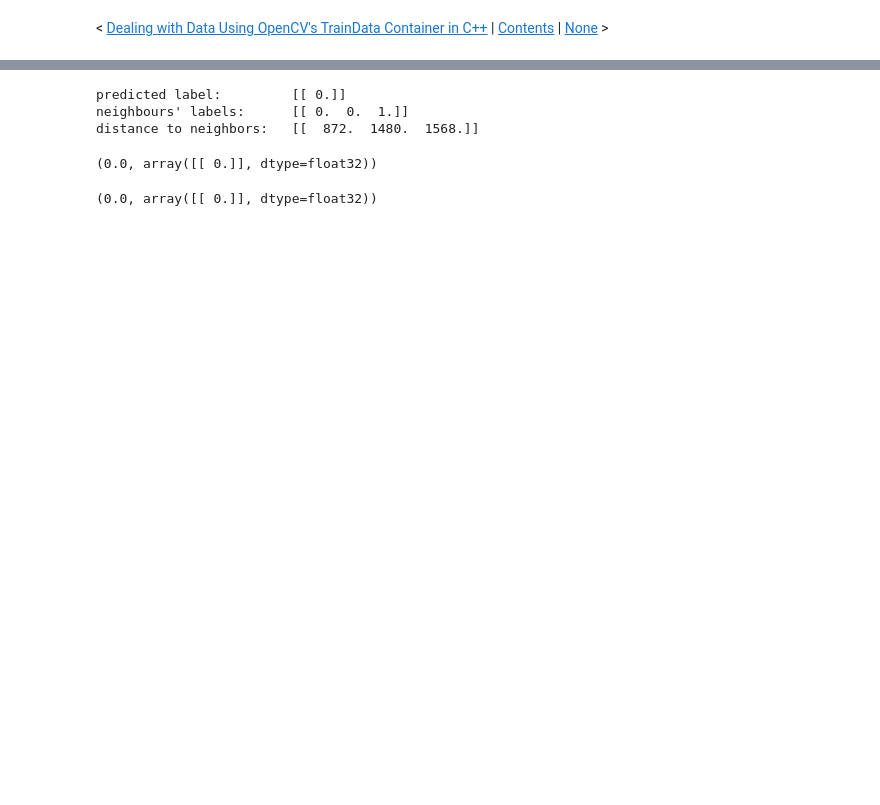
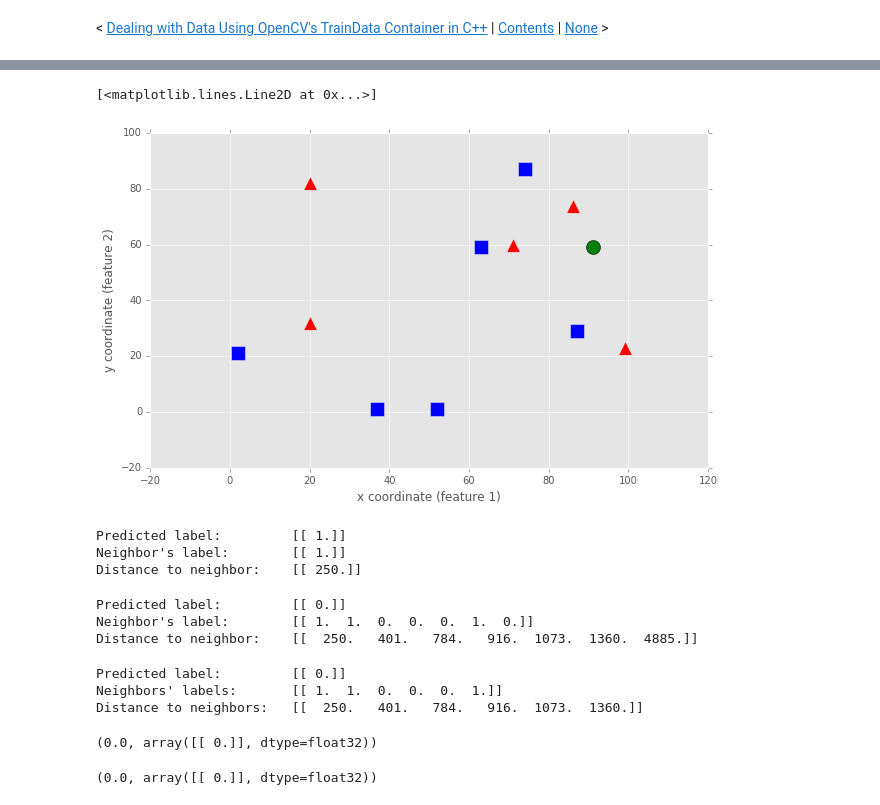
Before and after one commit to mbeyeler/opencv-machine-learning, a Jupyter notebook: notebooks/03.01-The-k-Nearest-Neighbor-Algorithm.ipynb, the cells around one changed output, grey strips where cells are left out. Saved outputs shown, nothing was run; the diff lists cells and outputs as text; code cells hidden in the pictures; blank space fills up the shorter version.

```diff
--- a/notebooks/03.01-The-k-Nearest-Neighbor-Algorithm.ipynb
+++ b/notebooks/03.01-The-k-Nearest-Neighbor-Algorithm.ipynb
@@ -91,10 +118,34 @@ ret = knn.train(train_data, cv2.ml.ROW_SAMPLE, labels.astype(np.int32))
+# %%
+plot_data(blue, red)
+plt.plot(newcomer[0, 0], newcomer[0, 1], 'go', markersize=14)
+# %% [output]
+[<matplotlib.lines.Line2D at 0x...>]
+[figure, added]
+# %%
+ret, results, neighbor, dist = knn.findNearest(newcomer, 1)
+print("Predicted label:\t", results)
+print("Neighbor's label:\t", neighbor)
+print("Distance to neighbor:\t", dist)
+# %% [output]
+Predicted label:         [[ 1.]]
+Neighbor's label:        [[ 1.]]
+Distance to neighbor:    [[ 250.]]
+# %%
+ret, results, neighbor, dist = knn.findNearest(newcomer, 7)
+print("Predicted label:\t", results)
+print("Neighbor's label:\t", neighbor)
+print("Distance to neighbor:\t", dist)
+# %% [output]
+Predicted label:         [[ 0.]]
+Neighbor's label:        [[ 1.  1.  0.  0.  0.  1.  0.]]
+Distance to neighbor:    [[  250.   401.   784.   916.  1073.  1360.  4885.]]
 # %%
-ret, results, neighbours, dist = knn.findNearest(newcomer, 3)
-print("predicted label:\t", results)
-print("neighbours' labels:\t", neighbours)
-print("distance to neighbors:\t", dist)
+ret, results, neighbors, dist = knn.findNearest(newcomer, 6)
+print("Predicted label:\t", results)
+print("Neighbors' labels:\t", neighbors)
+print("Distance to neighbors:\t", dist)
 # %% [output]
-predicted label:         [[ 0.]]
-neighbours' labels:      [[ 0.  0.  1.]]
-distance to neighbors:   [[  872.  1480.  1568.]]
+Predicted label:         [[ 0.]]
+Neighbors' labels:       [[ 1.  1.  0.  0.  0.  1.]]
+Distance to neighbors:   [[  250.   401.   784.   916.  1073.  1360.]]
 # %%
```
Also changed, not shown: parts of 29 cells of this notebook.
